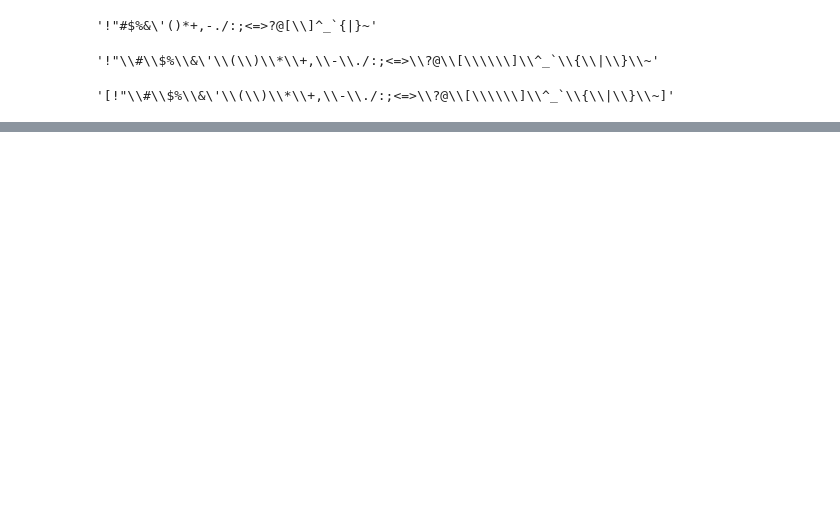
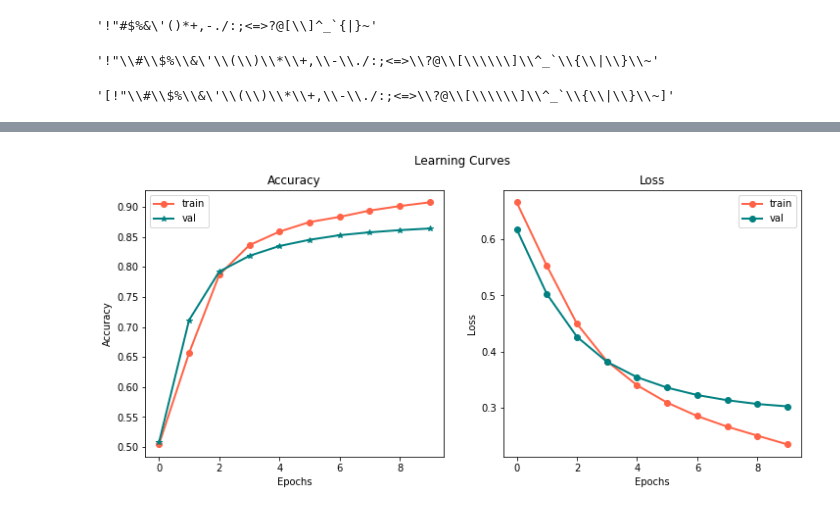
Before and after one commit to risavh/tensorflow_cert, a Jupyter notebook: basic/SentimentAnalysis.ipynb, the cells around one changed output, grey strips where cells are left out. Saved outputs shown, nothing was run; the diff lists cells and outputs as text; code cells hidden in the pictures; blank space fills up the shorter version.

```diff
--- a/basic/SentimentAnalysis.ipynb
+++ b/basic/SentimentAnalysis.ipynb
@@ -171,0 +220,15 @@ TypeError: ignored
+# %%
+AUTOTUNE= tf.data.AUTOTUNE
+train_ds_r1=train_ds_r1.cache().prefetch(buffer_size=AUTOTUNE)
+valid_ds_r1=valid_ds_r1.cache().prefetch(buffer_size=AUTOTUNE)
+test_ds_r1=test_ds_r1.cache().prefetch(buffer_size=AUTOTUNE)
+# %%
+embedding_dim=16
+
+model=tf.keras.models.Sequential()
+model.add(tf.keras.layers.Embedding(max_features+1,embedding_dim))
+model.add(tf.keras.layers.Dropout(0.2))
+model.add(tf.keras.layers.GlobalAveragePooling1D())
+model.add(tf.keras.layers.Dropout(0.2))
+model.add(tf.keras.layers.Dense(1))
+model.summary()
@@ -171,0 +254,4 @@ TypeError: ignored
+# %%
+model.compile(optimizer='adam',loss=tf.keras.losses.BinaryCrossentropy(from_logits=True),metrics=['accuracy'])
+# %%
+history=model.fit(train_ds_r1,epochs=10,validation_data=valid_ds_r1)
@@ -171,0 +279,25 @@ TypeError: ignored
+# %%
+import matplotlib.pyplot as plt
+
+fig,ax=plt.subplots(1,2,figsize=(12,5))
+epochs=range(len(history.history['accuracy']))
+
+ax[0].plot(epochs,history.history['accuracy'],label='train',lw=2,marker='o',color='tomato')
+ax[0].plot(epochs,history.history['val_accuracy'],label='val',lw=2,marker='*',color='teal')
+ax[0].set_title('Accuracy')
+ax[0].set_ylabel('Accuracy')
+ax[0].set_xlabel('Epochs')
+ax[0].legend()
+
+
+ax[1].plot(epochs,history.history['loss'],label='train',lw=2,marker='o',color='tomato')
+ax[1].plot(epochs,history.history['val_loss'],label='val',lw=2,marker='o',color='teal')
+ax[1].set_title('Loss')
+ax[1].legend()
+
+ax[1].set_ylabel('Loss')
+ax[1].set_xlabel('Epochs')
+plt.suptitle('Learning Curves')
+plt.show()
+# %% [output]
+[figure, added]
```
Also changed, not shown: parts of 55 cells of this notebook.
